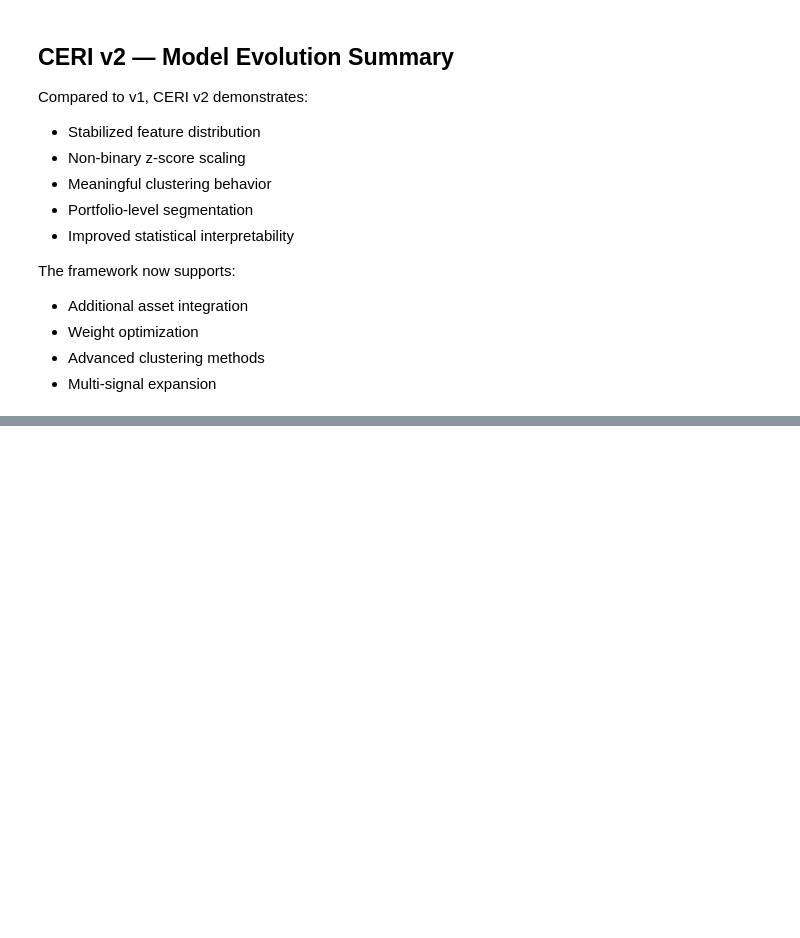
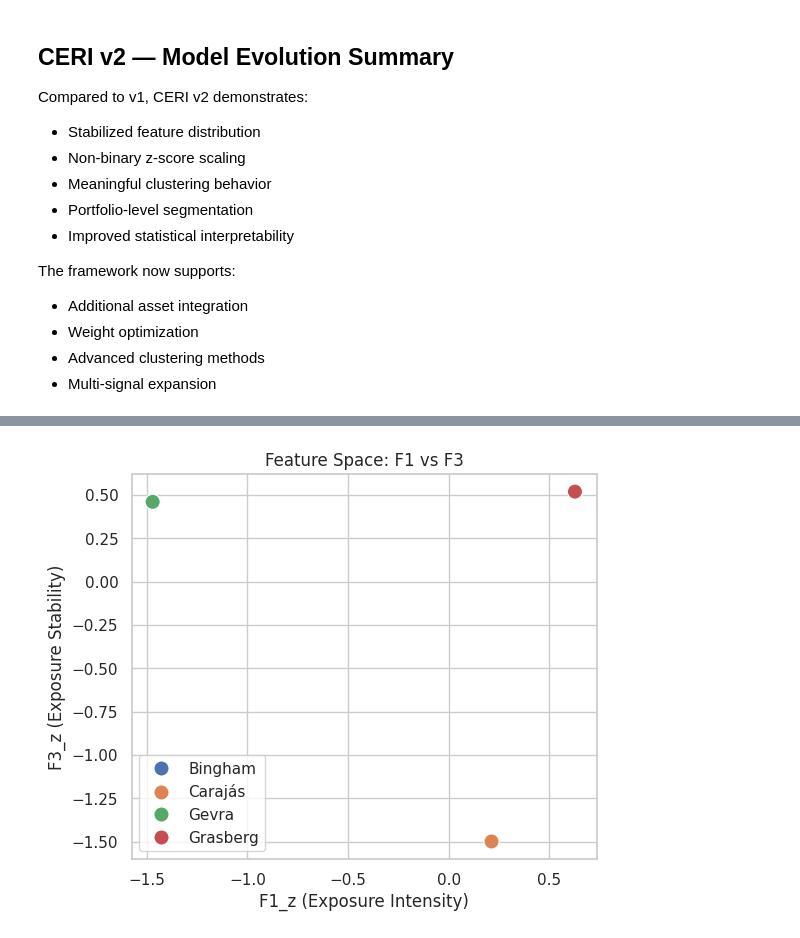
Before and after one commit to aniray2908/satellite-esg-risk-engine, a Jupyter notebook: experiments/python/ceri/ceri_v2.ipynb, the cells around one changed output, grey strips where cells are left out. Drawn from its saved outputs; the diff is of its cells as text; code cells hidden in the pictures; blank space fills up the shorter version.

```diff
--- a/experiments/python/ceri/ceri_v2.ipynb
+++ b/experiments/python/ceri/ceri_v2.ipynb
@@ -216,0 +478,18 @@ The framework now supports:
+# %%
+plt.figure(figsize=(6,5))
+
+sns.scatterplot(
+    data=feature_df,
+    x="F1_exposure_intensity_z",
+    y="F3_persistence_raw_z",
+    hue="asset",
+    s=120
+)
+
+plt.xlabel("F1_z (Exposure Intensity)")
+plt.ylabel("F3_z (Exposure Stability)")
+plt.title("Feature Space: F1 vs F3")
+plt.legend()
+plt.show()
+# %% [output]
+[figure, added]
```
Also changed, not shown: parts of 26 cells of this notebook.
